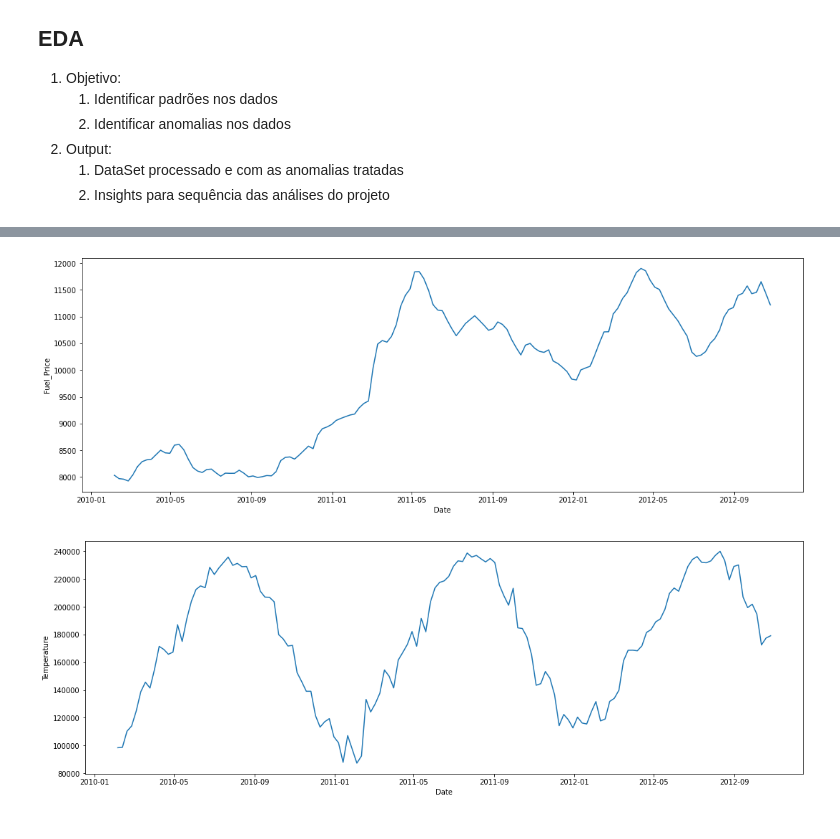
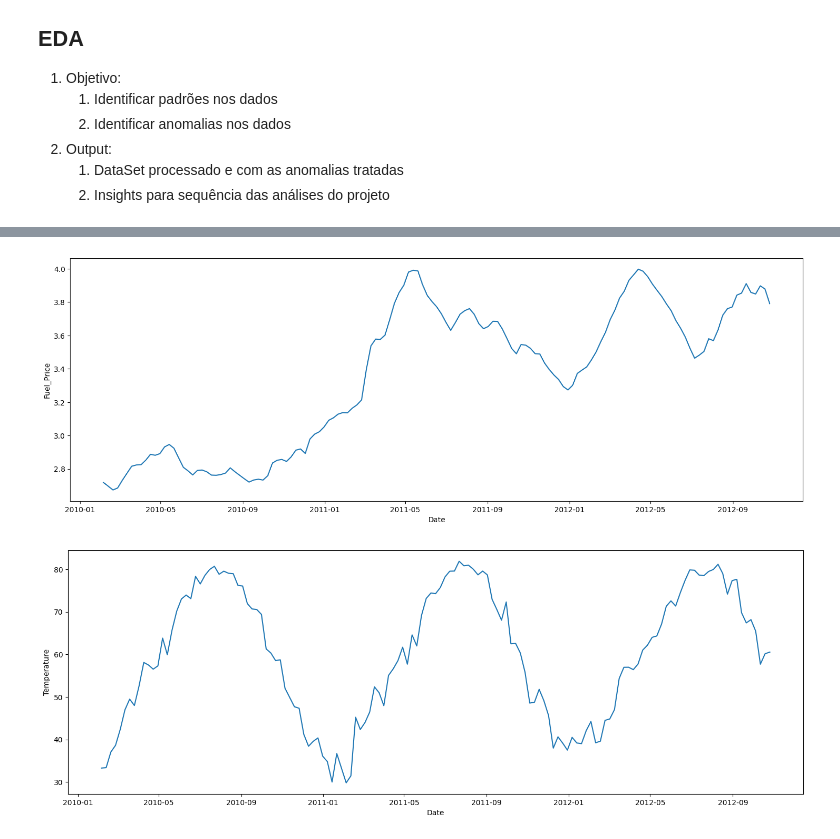
Before and after one commit to pedrobeaumord/tera-dscm-project, a Jupyter notebook: notebooks/1-eda-walmart-data.ipynb, the cells around one changed output, grey strips where cells are left out. Cells and saved outputs as stored; diff of their text form; code cells hidden in the pictures.

```diff
--- a/notebooks/1-eda-walmart-data.ipynb
+++ b/notebooks/1-eda-walmart-data.ipynb
@@ -36,0 +18,12 @@ df
+# %%
+# Lendo os arquivos em csv
+df_features = pd.read_csv('../data/raw/features.csv')
+df_stores = pd.read_csv('../data/raw/stores.csv')
+df_train = pd.read_csv('../data/raw/train.csv')
+# %%
+# Unindo os dfs para tratamento
+df_model = df_train.merge(df_features.drop(columns=['IsHoliday']), how='left', on=['Store', 'Date'])
+df_model = df_model.merge(df_stores, how='left', on=['Store'])
+
+# Display
+df_model
@@ -36,0 +46,12 @@ df
+# %%
+# Data Preprocessing
+df_model.IsHoliday = df_model.apply(lambda row: 1 if row['IsHoliday'] == True else 0, axis=1)
+df_model.Type = df_model.apply(lambda row: 3 if row['Type'] == 'A' else 2 if row['Type'] == 'B' else 1, axis=1)
+df_model = df_model.fillna(0)
+df_model.Date = pd.to_datetime(df_model.Date)
+
+# Ordenando valores
+df_model = df_model.sort_values(by=['Store', 'Date'])
+
+# Display
+df_model
@@ -51,7 +86,7 @@ del df_plot
 # %% [output]
 [figure]
 # %%
-df_plot = pd.DataFrame(df.groupby('Date')['Fuel_Price'].sum()).reset_index()
+df_plot = pd.DataFrame(df_model.groupby('Date')['Fuel_Price'].mean()).reset_index()
 
 fig, ax = plt.subplots(figsize=[18,6])
 
@@ -65,20 +100,20 @@ plt.show()
 
 del df_plot
 # %% [output]
-[figure, old version]
+[figure, new version]
 # %%
-df_plot = pd.DataFrame(df.groupby('Date')['Temperature'].sum()).reset_index()
+df_plot = pd.DataFrame(df_model.groupby('Date')['Temperature'].mean()).reset_index()
 
 fig, ax = plt.subplots(figsize=[18,6])
 
 ax = sns.lineplot(
     x='Date',
     y='Temperature',
     data=df_plot
 )
 
 plt.show()
 
 del df_plot
 # %% [output]
-[figure, old version]
+[figure, new version]
```
Also changed, not shown: parts of 12 cells of this notebook, 1 other file.
